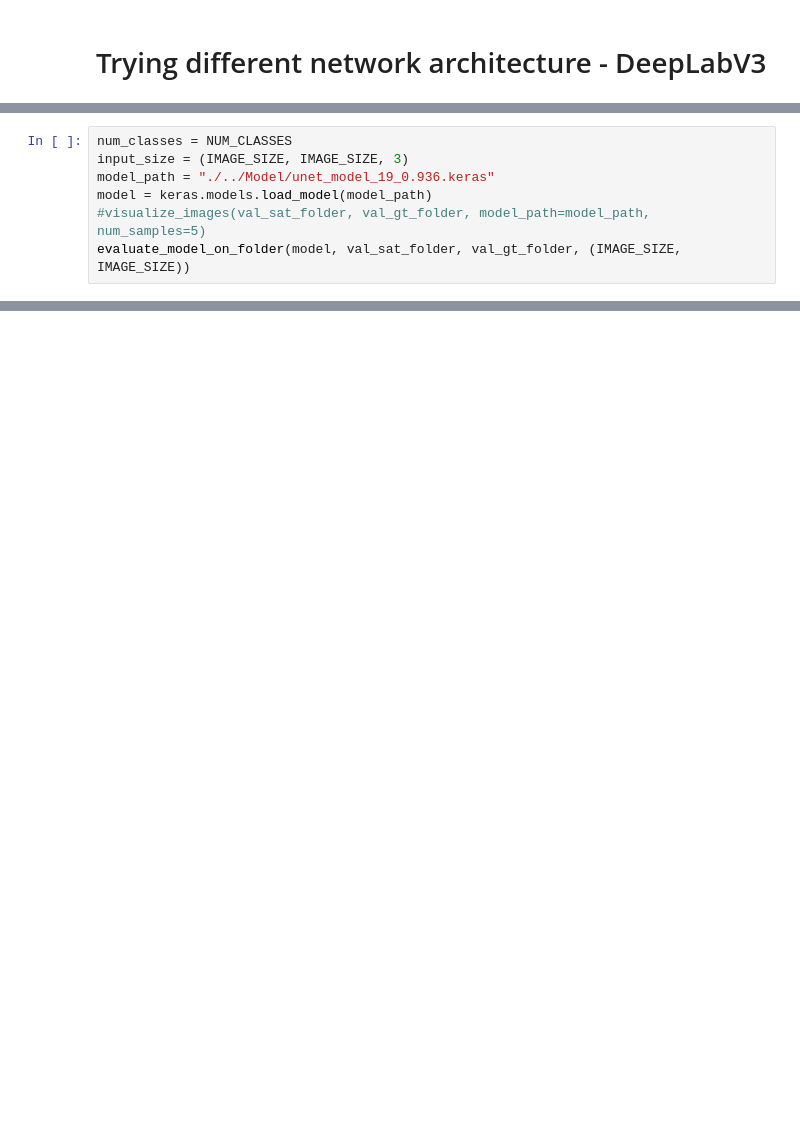
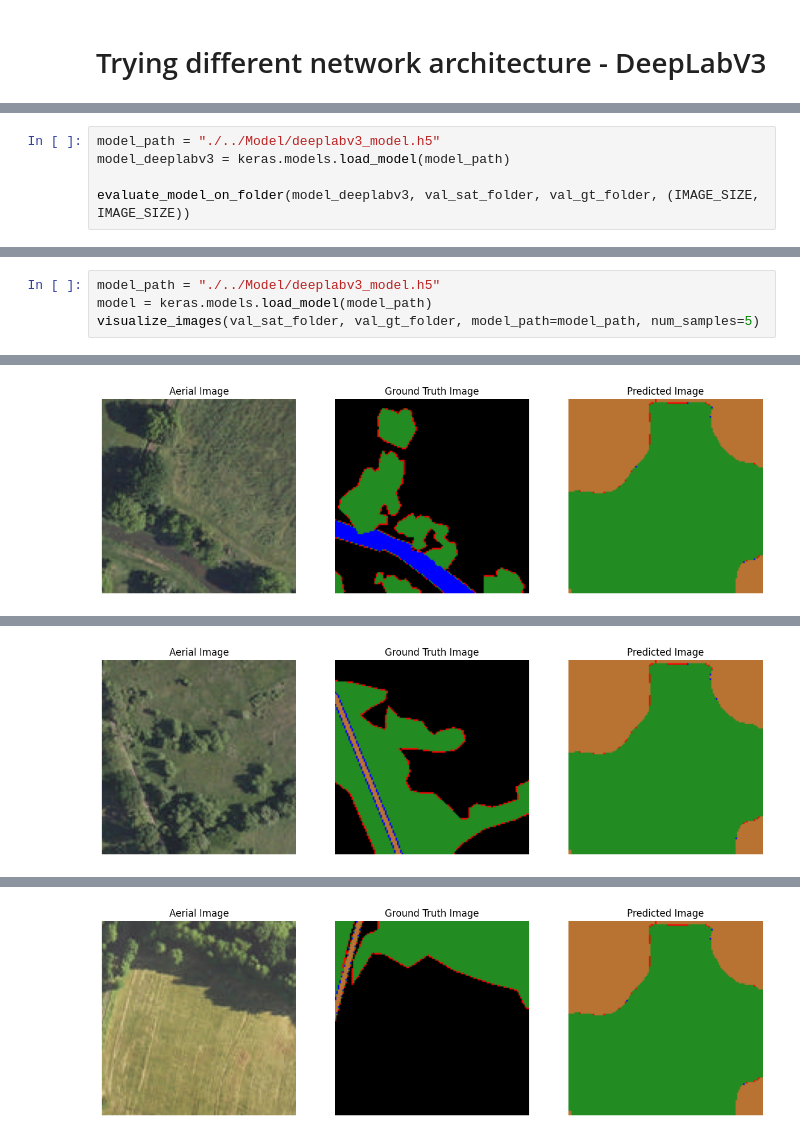
Before and after one commit to peterernicke/ML_Zoomcamp_2023_Capstone2_Project, a Jupyter notebook: Notebook/deeplabv3.ipynb, the cells around one changed output, grey strips where cells are left out. Cells and saved outputs as stored; diff of their text form; blank space fills up the shorter version.

```diff
--- a/Notebook/deeplabv3.ipynb
+++ b/Notebook/deeplabv3.ipynb
@@ -346,0 +192,5 @@ def evaluate_model_on_folder(model, sat_folder, gt_folder, target_size=(128, 128
+# %%
+model_path = "./../Model/deeplabv3_model.h5"
+model_deeplabv3 = keras.models.load_model(model_path)
+
+evaluate_model_on_folder(model_deeplabv3, val_sat_folder, val_gt_folder, (IMAGE_SIZE, IMAGE_SIZE))
@@ -347,7 +212,5 @@ def evaluate_model_on_folder(model, sat_folder, gt_folder, target_size=(128, 128
 # %%
-num_classes = NUM_CLASSES
-input_size = (IMAGE_SIZE, IMAGE_SIZE, 3)
-model_path = "./../Model/unet_model_19_0.936.keras"
+model_path = "./../Model/deeplabv3_model.h5"
 model = keras.models.load_model(model_path)
-#visualize_images(val_sat_folder, val_gt_folder, model_path=model_path, num_samples=5)
-evaluate_model_on_folder(model, val_sat_folder, val_gt_folder, (IMAGE_SIZE, IMAGE_SIZE))
+visualize_images(val_sat_folder, val_gt_folder, model_path=model_path, num_samples=5)
+# %% [output]
@@ -353,0 +218 @@ evaluate_model_on_folder(model, val_sat_folder, val_gt_folder, (IMAGE_SIZE, IMAG
+[figure, added]
@@ -353,0 +220 @@ evaluate_model_on_folder(model, val_sat_folder, val_gt_folder, (IMAGE_SIZE, IMAG
+[figure, added]
@@ -353,0 +222 @@ evaluate_model_on_folder(model, val_sat_folder, val_gt_folder, (IMAGE_SIZE, IMAG
+[figure, added]
```
Also changed, not shown: parts of 22 cells of this notebook, 16 other files.
